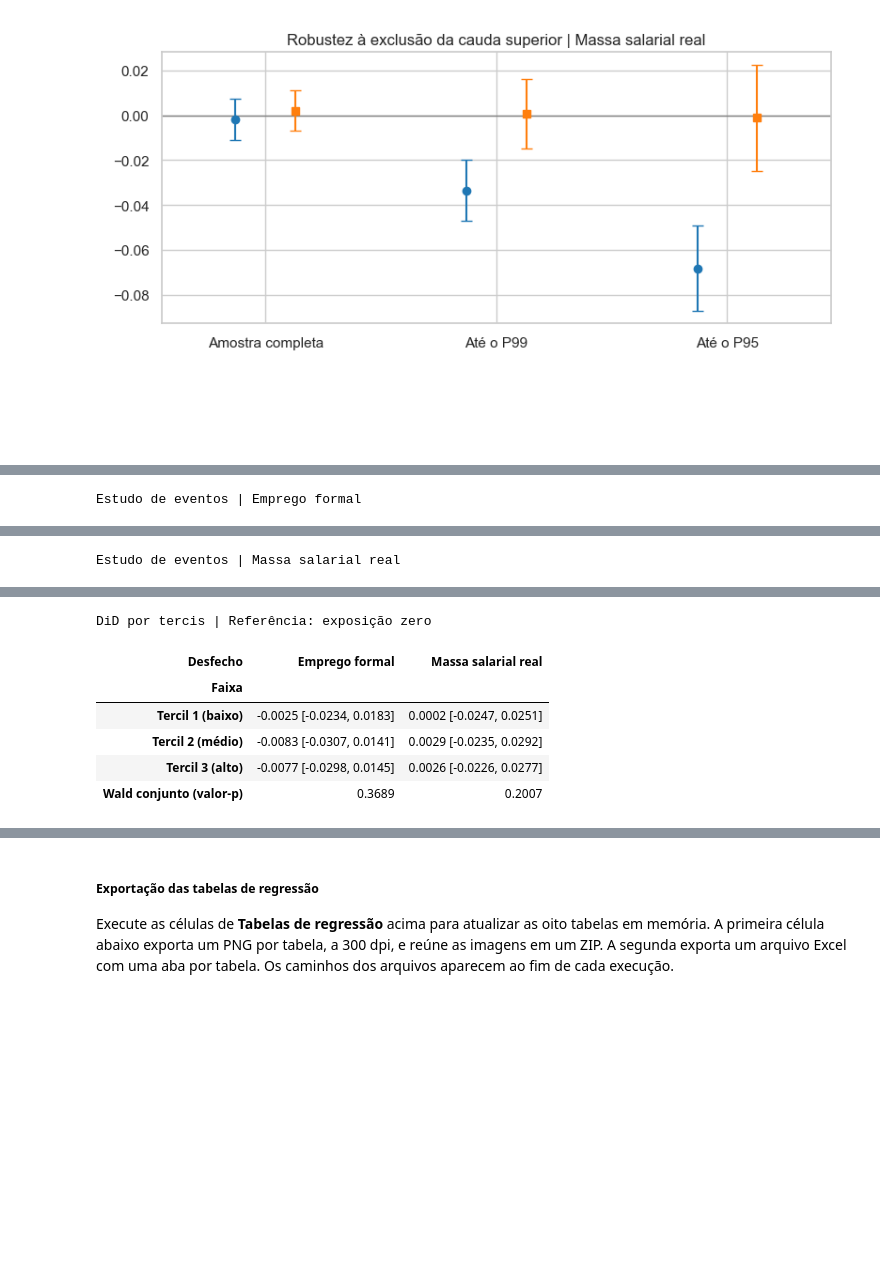
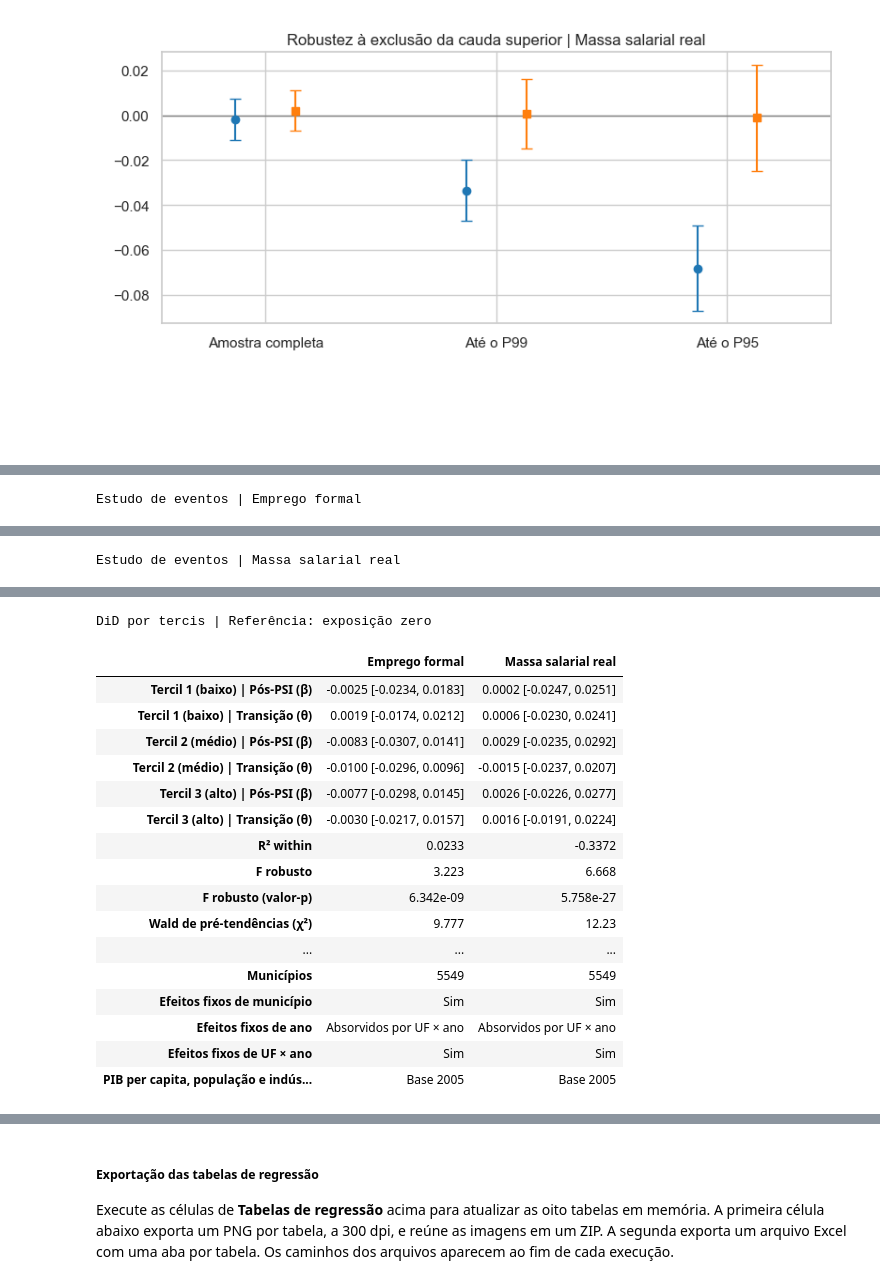
Before and after one commit to alexandre-albuquerque17/Script_infer-ncia_causal_dif-in-dif, a Jupyter notebook: objetivos/4.regression_did/Script_PSI_did.ipynb, the cells around one changed output, grey strips where cells are left out. Drawn from its saved outputs; the diff is of its cells as text; code cells hidden in the pictures; blank space fills up the shorter version.

```diff
--- a/objetivos/4.regression_did/Script_PSI_did.ipynb
+++ b/objetivos/4.regression_did/Script_PSI_did.ipynb
@@ -2283,12 +2289,14 @@ Massa salarial real: p = 0.2007; não rejeitamos H₀: o teste não encontrou ev
 termos_pos_faixas = [f"faixa_{faixa}_pos" for faixa in faixas_positivas]
 termos_transicao_faixas = [f"faixa_{faixa}_2009" for faixa in faixas_positivas]
 resultados_pos_faixas = []
+modelos_pos_faixas = {}
 for desfecho, dependente in variaveis_desfecho_faixas.items():
     dados = painel_faixas[desfecho]
     ajuste = PanelOLS(
         dados[dependente], dados[termos_pos_faixas + termos_transicao_faixas + termos_controle_emp],
         **efeitos_fixos_did(dados, especificacao_uf_ano),
     ).fit(cov_type="clustered", cluster_entity=True)
+    modelos_pos_faixas[desfecho] = ajuste
     ic = ajuste.conf_int()
     for faixa, termo in zip(faixas_positivas, termos_pos_faixas):
         resultados_pos_faixas.append({
@@ -2401,6 +2409,7 @@ print("Municípios na amostra comum:", len(municipios_robustez))
 Municípios na amostra comum: 5549
 # %%
 resultados_ancoras = []
+modelos_ancoras = {}
 for desfecho, (painel, dependente) in paineis_robustez.items():
     painel_comum = painel.loc[painel.index.get_level_values("id_municipio").isin(municipios_robustez)]
     assert len(painel_comum) == len(municipios_robustez) * len(anos_did_emp)
@@ -2428,6 +2437,7 @@ for desfecho, (painel, dependente) in paineis_robustez.items():
                 dados[dependente], dados[["expo_pos", "expo_2009"] + termos],
                 **efeitos,
             ).fit(cov_type="clustered", cluster_entity=True)
+            modelos_ancoras[desfecho, ano_base, com_tendencia] = (ajuste, teste)
             ic = ajuste.conf_int().loc["expo_pos"]
             resultados_ancoras.append({
                 "Desfecho": desfecho, "Ano-base": ano_base, "Tendência": "Sim" if com_tendencia else "Não",
@@ -2536,6 +2546,7 @@ assert desvios_exposicao_log.gt(0).all()
 medidas_exposicao_log = (medidas_exposicao_log - medidas_exposicao_log.mean()) / desvios_exposicao_log
 
 resultados_robustez_log = []
+modelos_robustez_log = {}
 for desfecho, (painel, dependente) in paineis_robustez.items():
     dados = painel.loc[painel.index.get_level_values("id_municipio").isin(municipios_robustez)].copy()
     assert len(dados) == len(municipios_robustez) * len(anos_did_emp)
@@ -2560,6 +2571,7 @@ for desfecho, (painel, dependente) in paineis_robustez.items():
             ajuste = PanelOLS(
                 dados[dependente], dados[["expo_pos", "expo_2009"] + termos], **efeitos,
             ).fit(cov_type="clustered", cluster_entity=True)
+            modelos_robustez_log[desfecho, medida, rotulo] = (ajuste, teste)
             ic = ajuste.conf_int().loc["expo_pos"]
             resultados_robustez_log.append({
                 "Desfecho": desfecho, "Medida": medida, "Modelo": rotulo,
@@ -2650,6 +2662,7 @@ prespecificacoes_cauda = [
     ("Com todos os controles", especificacao_tendencia, termos_controle_emp + [termo_tendencia]),
 ]
 resultados_cauda = []
+modelos_cauda = {}
 for recorte, corte in recortes_cauda.items():
     ids_recorte = exposicao_cauda[exposicao_cauda.le(corte)].index
     for desfecho, (painel, dependente) in paineis_robustez.items():
@@ -2671,6 +2684,7 @@ for recorte, corte in recortes_cauda.items():
             ajuste = PanelOLS(
                 dados[dependente], dados[["expo_pos", "expo_2009"] + termos], **efeitos,
             ).fit(cov_type="clustered", cluster_entity=True)
+            modelos_cauda[desfecho, recorte, rotulo] = (ajuste, teste)
             ic = ajuste.conf_int().loc["expo_pos"]
             resultados_cauda.append({
                 "Desfecho": desfecho, "Amostra": recorte, "Modelo": rotulo,
@@ -2823,33 +2874,29 @@ DiD contínuo | Massa salarial real
 # %%
-for desfecho, (_, _, eventos) in desfechos_artigo.items():
+for desfecho, (_, eventos) in desfechos_artigo.items():
     colunas = {}
     for rotulo, (nome, resultado) in zip(rotulos_modelos_artigo, eventos.items()):
-        ic = resultado.conf_int()
         coluna = {}
         for ano in anos_did_emp:
-            termo = f"expo_{ano}"
             if ano == 2008:
                 coluna[ano] = "Referência"
             elif ano == 2007 and nome == especificacao_tendencia:
                 coluna[ano] = "Âncora da tendência"
             else:
-                coluna[ano] = formatar_coeficiente_artigo(
-                    resultado.params[termo], ic.loc[termo, "lower"],
-                    ic.loc[termo, "upper"], resultado.pvalues[termo],
-                )
-        colunas[rotulo] = coluna
+                linha = "Transição, 2009 (θ)" if ano == 2009 else ano
+                coluna[linha] = coeficiente_artigo(resultado, f"expo_{ano}")
+        coluna["Tendência linear da exposição (ρ)"] = coeficiente_artigo(resultado, termo_tendencia)
+        teste = wald_pre_exposicao(resultado, termos_wald_evento)
+        colunas[rotulo] = {**coluna, **diagnosticos_artigo(resultado, teste)}
     mostrar_tabela_artigo(pd.DataFrame(colunas), f"Estudo de eventos | {desfecho}")
 
-tabela_faixas_artigo = pd.DataFrame(resultados_pos_faixas)
-tabela_faixas_artigo["Diferencial pós-PSI"] = [
-    formatar_coeficiente_artigo(r.coeficiente, r.ic_95_inf, r.ic_95_sup, r.p_valor)
-    for r in tabela_faixas_artigo.itertuples()
-]
-tabela_faixas_artigo = tabela_faixas_artigo.pivot(index="Faixa", columns="Desfecho", values="Diferencial pós-PSI")
-tabela_faixas_artigo.loc["Wald conjunto (valor-p)"] = {
-    nome: f"{resultado['p_valor']:.4g}" for nome, resultado in wald_faixas.items()
-}
-mostrar_tabela_artigo(tabela_faixas_artigo, "DiD por tercis | Referência: exposição zero")
+colunas_faixas = {}
+for desfecho, resultado in modelos_pos_faixas.items():
+    coluna = {}
+    for faixa, rotulo in faixas_positivas.items():
+        coluna[f"{rotulo} | Pós-PSI (β)"] = coeficiente_artigo(resultado, f"faixa_{faixa}_pos")
+        coluna[f"{rotulo} | Transição (θ)"] = coeficiente_artigo(resultado, f"faixa_{faixa}_2009")
+    colunas_faixas[desfecho] = {**coluna, **diagnosticos_artigo(resultado, testes_wald_faixas[desfecho])}
+mostrar_tabela_artigo(pd.DataFrame(colunas_faixas), "DiD por tercis | Referência: exposição zero")
 # %% [output]
 Estudo de eventos | Emprego formal
 |  | (1) Sem controles | (2) Covariáveis de 2005 | (3) Covariáveis + UF × ano | (4) Covariáveis + UF × ano + tend... |
@@ -2876,8 +2937,19 @@ Estudo de eventos | Massa salarial real
 DiD por tercis | Referência: exposição zero
-| Desfecho | Emprego formal | Massa salarial real |
-| Faixa |  |  |
-| Tercil 1 (baixo) | -0.0025 [-0.0234, 0.0183] | 0.0002 [-0.0247, 0.0251] |
-| Tercil 2 (médio) | -0.0083 [-0.0307, 0.0141] | 0.0029 [-0.0235, 0.0292] |
-| Tercil 3 (alto) | -0.0077 [-0.0298, 0.0145] | 0.0026 [-0.0226, 0.0277] |
-| Wald conjunto (valor-p) | 0.3689 | 0.2007 |
+|  | Emprego formal | Massa salarial real |
+| Tercil 1 (baixo) | Pós-PSI (β) | -0.0025 [-0.0234, 0.0183] | 0.0002 [-0.0247, 0.0251] |
+| Tercil 1 (baixo) | Transição (θ) | 0.0019 [-0.0174, 0.0212] | 0.0006 [-0.0230, 0.0241] |
+| Tercil 2 (médio) | Pós-PSI (β) | -0.0083 [-0.0307, 0.0141] | 0.0029 [-0.0235, 0.0292] |
+| Tercil 2 (médio) | Transição (θ) | -0.0100 [-0.0296, 0.0096] | -0.0015 [-0.0237, 0.0207] |
+| Tercil 3 (alto) | Pós-PSI (β) | -0.0077 [-0.0298, 0.0145] | 0.0026 [-0.0226, 0.0277] |
+| Tercil 3 (alto) | Transição (θ) | -0.0030 [-0.0217, 0.0157] | 0.0016 [-0.0191, 0.0224] |
+| R² within | 0.0233 | -0.3372 |
+| F robusto | 3.223 | 6.668 |
+| F robusto (valor-p) | 6.342e-09 | 5.758e-27 |
+| Wald de pré-tendências (χ²) | 9.777 | 12.23 |
+| ... | ... | ... |
+| Municípios | 5549 | 5549 |
+| Efeitos fixos de município | Sim | Sim |
+| Efeitos fixos de ano | Absorvidos por UF × ano | Absorvidos por UF × ano |
+| Efeitos fixos de UF × ano | Sim | Sim |
+| PIB per capita, população e indús... | Base 2005 | Base 2005 |
 # %%
```
Also changed, not shown: parts of 12 cells of this notebook.
